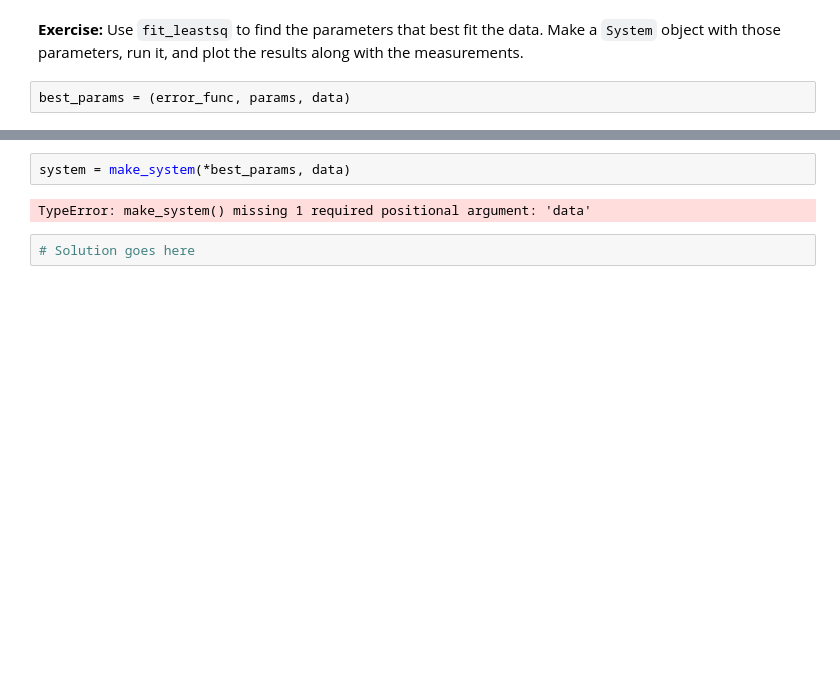
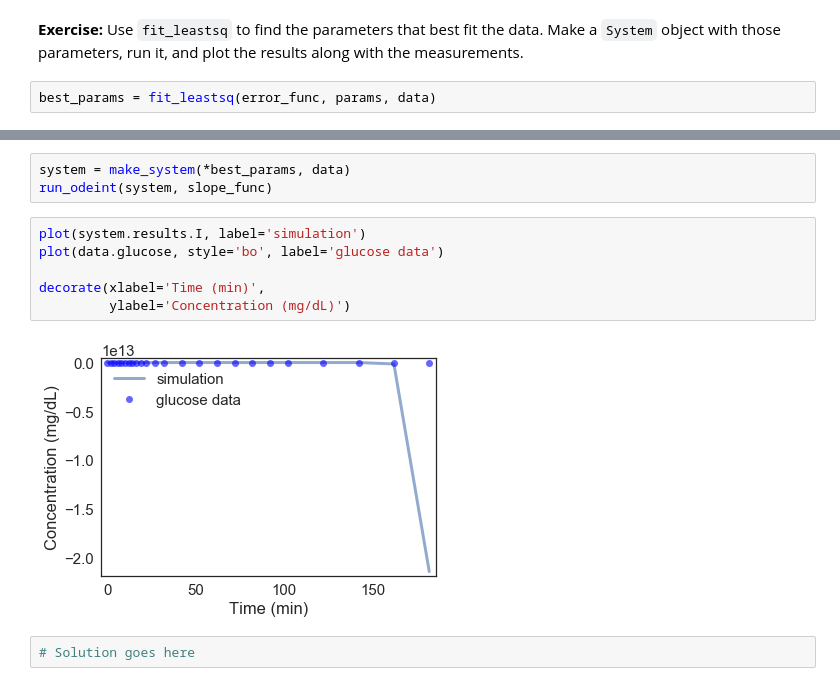
Before and after one commit to jmacgregor21/ModSimPy, a Jupyter notebook: code/chap08-JillianM.ipynb, the cells around one changed output, grey strips where cells are left out. Cells and saved outputs as stored; diff of their text form; blank space fills up the shorter version.

```diff
--- a/code/chap08-JillianM.ipynb
+++ b/code/chap08-JillianM.ipynb
@@ -649,4 +649,4 @@ dtype: float64
 # %% [markdown]
 **Exercise:** Use `fit_leastsq` to find the parameters that best fit the data.  Make a `System` object with those parameters, run it, and plot the results along with the measurements.
 # %%
-best_params = (error_func, params, data)
+best_params = fit_leastsq(error_func, params, data)
@@ -653,7 +671,14 @@ best_params = (error_func, params, data)
 # %%
 system = make_system(*best_params, data)
+run_odeint(system, slope_func)
-# %% [output]
-TypeError: make_system() missing 1 required positional argument: 'data'
+# %%
+plot(system.results.I, label='simulation')
+plot(data.glucose, style='bo', label='glucose data')
+
+decorate(xlabel='Time (min)',
+         ylabel='Concentration (mg/dL)')
+# %% [output]
+[figure, added]
 # %%
 # Solution goes here
 # %% [markdown]
```
Also changed, not shown: parts of 11 cells of this notebook.
